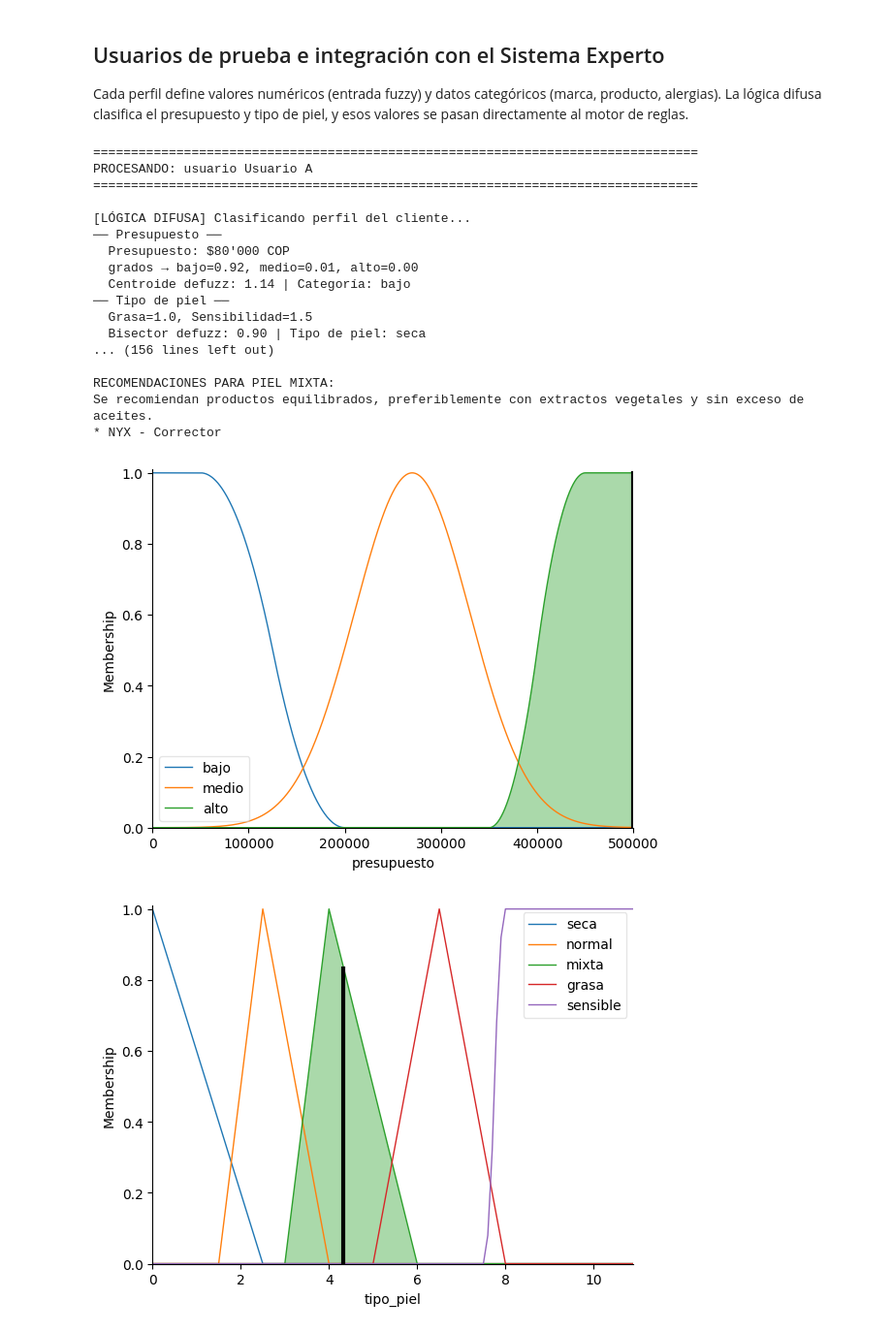
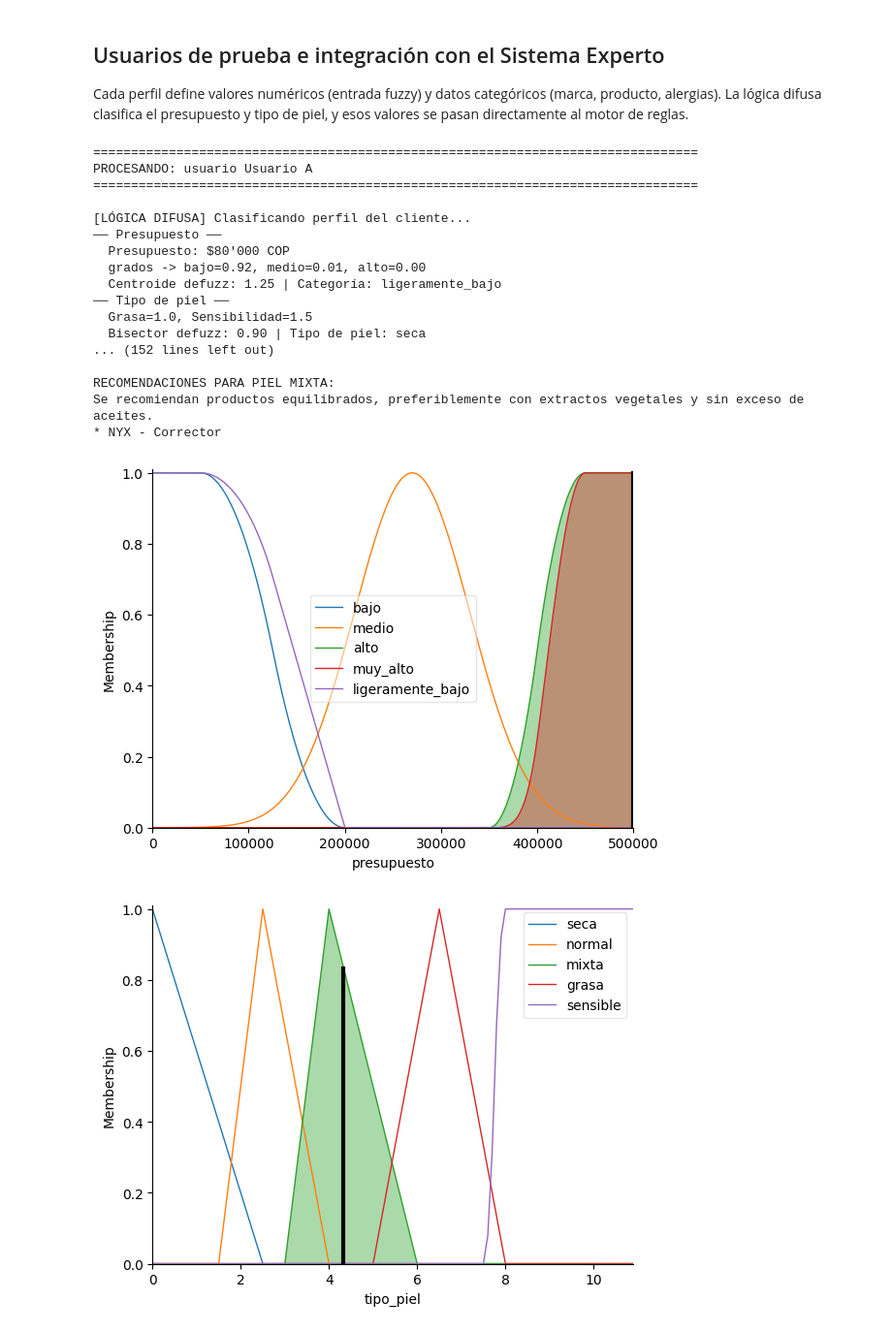
Before and after one commit to santiagoramosg/Intro-a-la-ia-entrega-1, a Jupyter notebook: PRACTICA1_IA_v2.ipynb, the cells around one changed output. Shown at 97% size. Drawn from its saved outputs; the diff is of its cells as text; code cells hidden in the pictures.

```diff
--- a/PRACTICA1_IA_v2.ipynb
+++ b/PRACTICA1_IA_v2.ipynb
@@ -78,7 +78,7 @@ class tipo_producto(Fact): #tipo de productos que busca el cliente
 class PerfilEconomico(Fact): #perfil economico del cliente
     """
     tipo: categorico
-    parametros: bajo, medio, alto, muy alto, ligeramente bajo
+    parametros: bajo, ligeramente_bajo, medio, alto, muy_alto,
     """
     pass
 
@@ -1059,7 +1078,7 @@ sensibilidad = ctrl.Antecedent(np.arange(0, 11, 0.1), 'sensibilidad')
 # ============================================================
 
 ##
-# Salida 1: perfil económico (0=bajo, 5=medio, 10=alto)
+# Salida 1: perfil económico (0=bajo, 2=ligeramente_bajo, 5=medio, 8=alto, 10=muy_alto)
 perfil_economico = ctrl.Consequent(np.arange(0, 11, 0.1), 'perfil_economico')
 
 
@@ -1121,9 +1140,10 @@ sensibilidad['alta']  = fuzz.smf(sensibilidad.universe, 6, 10)         # funció
 # ============================================================
 
 perfil_economico['bajo']  = fuzz.zmf(perfil_economico.universe, 1, 3)
+perfil_economico['ligeramente_bajo'] = perfil_economico['bajo'].mf ** 0.5  # modificador "ligeramente bajo" aplicado a la función Z (exponente 0.5)
 perfil_economico['medio'] = fuzz.trimf(perfil_economico.universe, [2, 5, 8])
 perfil_economico['alto']  = fuzz.smf(perfil_economico.universe, 7,9)
-
+perfil_economico['muy_alto'] = perfil_economico['alto'].mf ** 2  # modificador "muy alto" aplicado a la función S (exponente 2)
 
 # ============================================================
 # FUNCIONES DE PERTENENCIA — TIPO DE PIEL (consecuente)
@@ -1145,28 +1165,28 @@ tipo_piel['sensible'] = fuzz.smf(tipo_piel.universe, 7.5 ,8)
 regla_econ_1 = ctrl.Rule(presupuesto['bajo'],  perfil_economico['bajo'])   # simple
 regla_econ_2 = ctrl.Rule(presupuesto['medio'], perfil_economico['medio'])  # simple
 regla_econ_3 = ctrl.Rule(presupuesto['alto'],  perfil_economico['alto'])   # simple
-regla_econ_4 = ctrl.Rule(presupuesto['muy_alto'], perfil_economico['muy_alto'])
-regla_econ_5 = ctrl.Rule(presupuesto['ligeramente_bajo'], perfil_economico['ligeramente_bajo'])
+regla_econ_4 = ctrl.Rule(presupuesto['muy_alto'], perfil_economico['muy_alto']) # modificador "muy alto"
+regla_econ_5 = ctrl.Rule(presupuesto['ligeramente_bajo'], perfil_economico['ligeramente_bajo'])# modificador "ligeramente bajo"
 
 # -- Reglas de tipo de piel --
-# R1: AND → seca
+# R1: AND -> seca
 regla_piel_1 = ctrl.Rule(grasa['seca'] & sensibilidad['baja'],tipo_piel['seca'])
-# R2: AND → sensible
+# R2: AND -> sensible
 regla_piel_2 = ctrl.Rule(grasa['seca'] & sensibilidad['alta'], tipo_piel['sensible'])
-# R3: AND → normal
+# R3: AND -> normal
 regla_piel_3 = ctrl.Rule(grasa['normal'] & sensibilidad['baja'], tipo_piel['normal'])
-# R4: AND → normal
+# R4: AND -> normal
 regla_piel_4 = ctrl.Rule(grasa['normal'] & sensibilidad['media'], tipo_piel['normal'])
-# R5: OR → mixta
+# R5: OR -> mixta
 regla_piel_5 = ctrl.Rule(grasa['mixta'] | sensibilidad['media'], tipo_piel['mixta'])
-# R6: AND → grasa
+# R6: AND -> grasa
 regla_piel_6 = ctrl.Rule(grasa['grasa'] & sensibilidad['baja'], tipo_piel['grasa'])
-# R7: AND → sensible
+# R7: AND -> sensible
 regla_piel_7 = ctrl.Rule(grasa['grasa'] & sensibilidad['alta'], tipo_piel['sensible'])
-# R8: NOT + AND → sensible
+# R8: NOT + AND -> sensible
 regla_piel_8 = ctrl.Rule(~grasa['seca'] & sensibilidad['alta'],
                         tipo_piel['sensible'])
-# R9: NOT + AND → mixta
+# R9: NOT + AND -> mixta
 regla_piel_9 = ctrl.Rule(grasa['mixta'] & ~sensibilidad['alta'],
                         tipo_piel['mixta'])
 
@@ -1207,17 +1227,21 @@ def clasificar_presupuesto(valor):
     # Grados de pertenencia para clasificación
     grado_bajo  = fuzz.interp_membership(
         presupuesto.universe, presupuesto['bajo'].mf, valor)
+    grado_ligeramente_bajo = fuzz.interp_membership(
+        presupuesto.universe, presupuesto['ligeramente_bajo'].mf, valor)
     grado_medio = fuzz.interp_membership(
         presupuesto.universe, presupuesto['medio'].mf, valor)
     grado_alto  = fuzz.interp_membership(
         presupuesto.universe, presupuesto['alto'].mf, valor)
+    grado_muy_alto = fuzz.interp_membership(
+        presupuesto.universe, presupuesto['muy_alto'].mf, valor)
 
-    grados = {'bajo': grado_bajo, 'medio': grado_medio, 'alto': grado_alto}
+    grados = {'bajo': grado_bajo, 'ligeramente_bajo': grado_ligeramente_bajo, 'medio': grado_medio, 'alto': grado_alto, 'muy_alto': grado_muy_alto}
     categoria = max(grados, key=grados.get)
 
     def fmt(n): return f"{n:,}".replace(",", "'")
     print(f"  Presupuesto: ${fmt(valor)} COP")
-    print(f"  grados → bajo={grado_bajo:.2f}, medio={grado_medio:.2f}, alto={grado_alto:.2f}")
+    print(f"  grados -> bajo={grado_bajo:.2f}, medio={grado_medio:.2f}, alto={grado_alto:.2f}")
     print(f"  Centroide defuzz: {resultado:.2f} | Categoría: {categoria}")
     return categoria, sim
 
@@ -1363,45 +1387,39 @@ if __name__ == "__main__":
             marcas_evitadas=perfil["marcas_evitadas"],
         ))
         engine.run()
-
         #mostrar gráficos de funciones de pertenencia si el perfil lo indica
         if visualizar_fuzzy := perfil.get("visualizar_fuzzy"):
             presupuesto.view(sim=sim_presupuesto)  # ← ControlSystemSimulation ✅
             tipo_piel.view(sim=sim_piel)           # ← ControlSystemSimulation ✅
             presupuesto.view()
-            ax = plt.gcf().axes[0]
-            ax.plot(presupuesto.universe, presupuesto['alto'].mf ** 2,
-                    color='purple', lw=1.5, linestyle='--', label='muy alto (S²)')
-            ax.plot(presupuesto.universe, presupuesto['bajo'].mf ** 0.5,
-                    color='orange', lw=1.5, linestyle=':', label='ligeramente bajo (Z^0.5)')
-            ax.legend(loc='center right', fontsize=8)
+
 
             grasa.view()
             sensibilidad.view()
             perfil_economico.view()
             tipo_piel.view()
 
 
         engine.retract(hecho_cliente)
 
 #test colab
 # %% [output]
 ================================================================================
 PROCESANDO: usuario Usuario A
 ================================================================================
 
 [LÓGICA DIFUSA] Clasificando perfil del cliente...
 ── Presupuesto ──
   Presupuesto: $80'000 COP
-  grados → bajo=0.92, medio=0.01, alto=0.00
-  Centroide defuzz: 1.14 | Categoría: bajo
+  grados -> bajo=0.92, medio=0.01, alto=0.00
+  Centroide defuzz: 1.25 | Categoría: ligeramente_bajo
 ── Tipo de piel ──
   Grasa=1.0, Sensibilidad=1.5
   Bisector defuzz: 0.90 | Tipo de piel: seca
-... (156 lines left out)
+... (152 lines left out)
 
 RECOMENDACIONES PARA PIEL MIXTA:
 Se recomiendan productos equilibrados, preferiblemente con extractos vegetales y sin exceso de aceites.
 * NYX - Corrector
-[figure, old version]
+[figure, new version]
 [figure]
```
Also changed, not shown: parts of 3 cells of this notebook.
